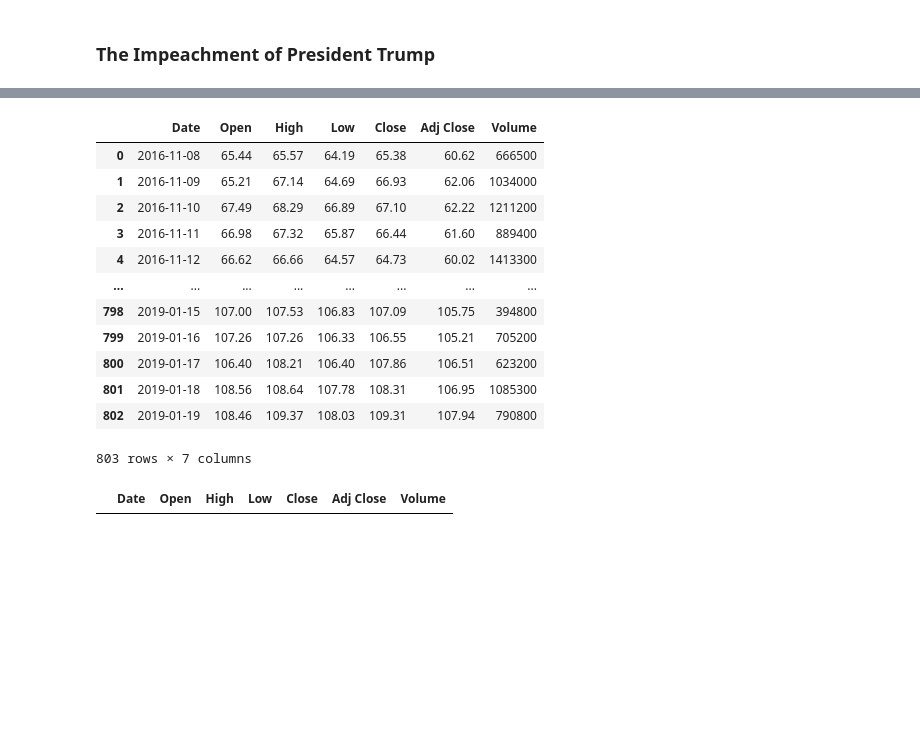
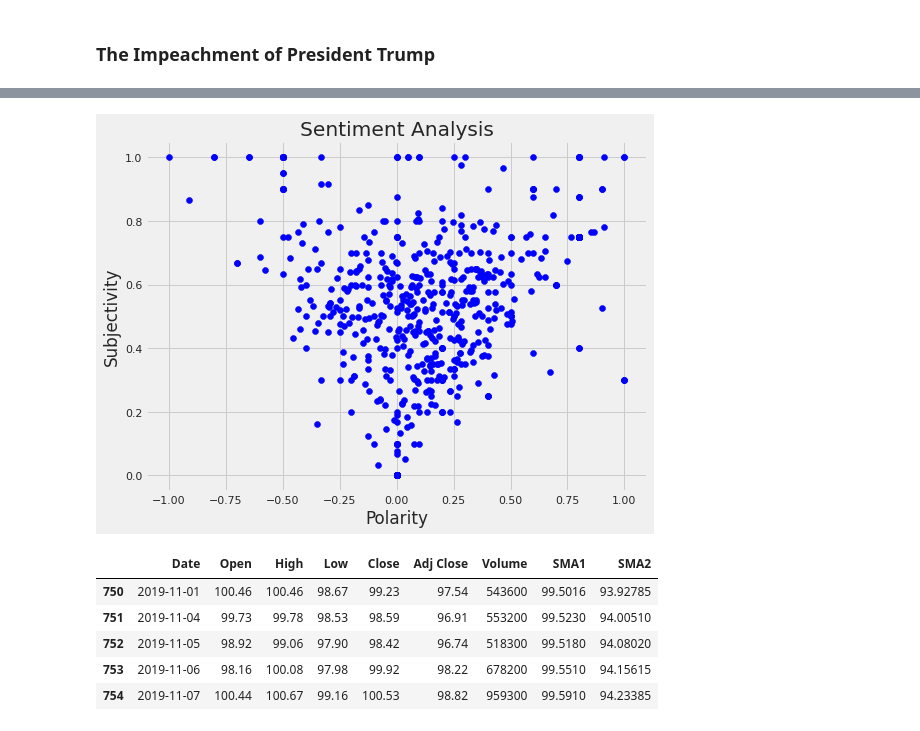
Before and after one commit to cybertraining-dsc/fa20-523-307, a Jupyter notebook: project/Analysis of Financial Markets based on President Trump's Tweets.ipynb, the cells around one changed output, grey strips where cells are left out. Cells and saved outputs as stored; diff of their text form; code cells hidden in the pictures; blank space fills up the shorter version.

```diff
--- a/project/Analysis of Financial Markets based on President Trump's Tweets.ipynb
+++ b/project/Analysis of Financial Markets based on President Trump's Tweets.ipynb
@@ -681,21 +717,23 @@ impeachment_tweets
+# %%
+plt.figure(figsize=(8,6))
+for i in list(sortedDF.index):
+  plt.scatter(impeachment_tweets["Polarity"][i], impeachment_tweets["Subjectivity"][i], color='Blue')
+plt.title('Sentiment Analysis')
+plt.xlabel('Polarity')
+plt.ylabel('Subjectivity')
+plt.show()
+# %% [output]
+[figure, added]
 # %%
-stock_data = stock_data.drop(labels=['SMA1', 'SMA2'], axis=1)
-stock_data
+impeachment_stock_data = stock_data.drop(labels=['SMA1', 'SMA2'], axis=1)
-# %% [output]
-|  | Date | Open | High | Low | Close | Adj Close | Volume |
-| 0 | 2016-11-08 | 65.44 | 65.57 | 64.19 | 65.38 | 60.62 | 666500 |
-| 1 | 2016-11-09 | 65.21 | 67.14 | 64.69 | 66.93 | 62.06 | 1034000 |
-| 2 | 2016-11-10 | 67.49 | 68.29 | 66.89 | 67.10 | 62.22 | 1211200 |
-| 3 | 2016-11-11 | 66.98 | 67.32 | 65.87 | 66.44 | 61.60 | 889400 |
-| 4 | 2016-11-12 | 66.62 | 66.66 | 64.57 | 64.73 | 60.02 | 1413300 |
-| ... | ... | ... | ... | ... | ... | ... | ... |
-| 798 | 2019-01-15 | 107.00 | 107.53 | 106.83 | 107.09 | 105.75 | 394800 |
-| 799 | 2019-01-16 | 107.26 | 107.26 | 106.33 | 106.55 | 105.21 | 705200 |
-| 800 | 2019-01-17 | 106.40 | 108.21 | 106.40 | 107.86 | 106.51 | 623200 |
-| 801 | 2019-01-18 | 108.56 | 108.64 | 107.78 | 108.31 | 106.95 | 1085300 |
-| 802 | 2019-01-19 | 108.46 | 109.37 | 108.03 | 109.31 | 107.94 | 790800 |
-803 rows × 7 columns
 # %%
 impeachment_stock_data = stock_data[stock_data['Date'] >= pd.to_datetime('2019-11-01')]
+impeachment_stock_data = impeachment_stock_data[impeachment_stock_data['Date'] <= pd.to_datetime('2019-12-26')]
+impeachment_stock_data.head()
 # %% [output]
-|  | Date | Open | High | Low | Close | Adj Close | Volume |
+|  | Date | Open | High | Low | Close | Adj Close | Volume | SMA1 | SMA2 |
+| 750 | 2019-11-01 | 100.46 | 100.46 | 98.67 | 99.23 | 97.54 | 543600 | 99.5016 | 93.92785 |
+| 751 | 2019-11-04 | 99.73 | 99.78 | 98.53 | 98.59 | 96.91 | 553200 | 99.5230 | 94.00510 |
+| 752 | 2019-11-05 | 98.92 | 99.06 | 97.90 | 98.42 | 96.74 | 518300 | 99.5180 | 94.08020 |
+| 753 | 2019-11-06 | 98.16 | 100.08 | 97.98 | 99.92 | 98.22 | 678200 | 99.5510 | 94.15615 |
+| 754 | 2019-11-07 | 100.44 | 100.67 | 99.16 | 100.53 | 98.82 | 959300 | 99.5910 | 94.23385 |
```
Also changed, not shown: parts of 26 cells of this notebook.
